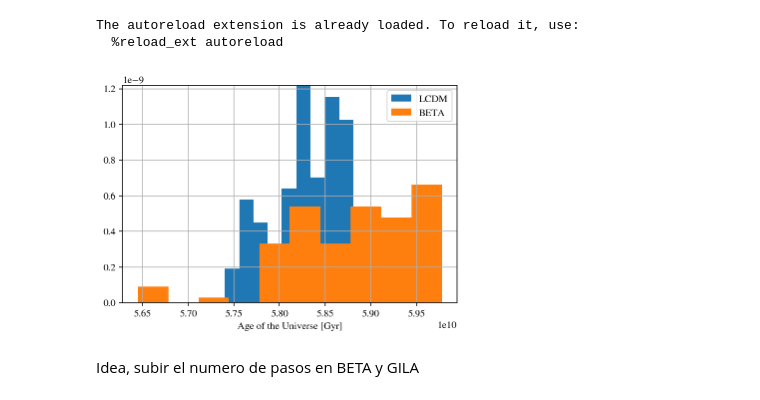
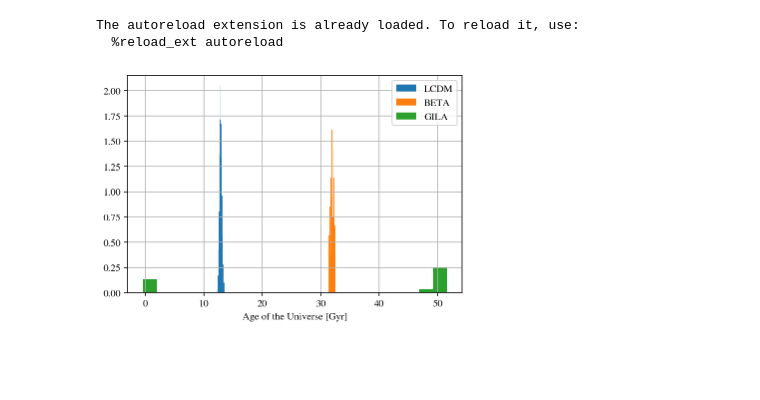
Before and after one commit to matiasleize/GC_MCMC, a Jupyter notebook: notebooks/plot_age_of_universe.ipynb, the cells around one changed output. Cells and saved outputs as stored; diff of their text form; code cells hidden in the pictures; blank space fills up the shorter version.

```diff
--- a/notebooks/plot_age_of_universe.ipynb
+++ b/notebooks/plot_age_of_universe.ipynb
@@ -239,8 +208,8 @@ aou_beta = np.zeros(100)
 
 for i in range(len(aou_beta)):
     physical_params =  [L_bar, beta[i], H0[i]]
-    zs_final, Hs_final = integrator_GILA(physical_params,model='BETA', num_z_points=int(10e3),
-                                        initial_z=0, final_z=int(10e13))
+    zs_final, Hs_final = integrator_GILA_log(physical_params,model='BETA', num_z_points=int(10e4),
+                                        initial_z=np.log10(0.01), final_z=13)
     aou_beta[i] = inv_Hub_to_Gyr * simps(((1+zs_final) * Hs_final)**(-1), zs_final)
 # %%
 #GILA MODEL
@@ -248,23 +217,22 @@ for i in range(len(aou_beta)):
 beta = flat_samples_gila[:,1]
 H0 = flat_samples_gila[:,2]
 #omega_m = flat_samples_gila[:,3]
-aou_gila = np.zeros(100)
+aou_gila = np.zeros(500)
 
 for i in range(len(aou_gila)):
     physical_params =  [L_bar, beta[i], H0[i]]
-    zs_final, Hs_final = integrator_GILA(physical_params,model='GILA', num_z_points=int(10e3),
-                                        initial_z=0, final_z=int(10e13))
+    zs_final, Hs_final = integrator_GILA_log(physical_params,model='GILA', num_z_points=int(10e4),
+                                        initial_z=np.log10(0.01), final_z=13)
     aou_gila[i] = inv_Hub_to_Gyr * simps(((1+zs_final) * Hs_final)**(-1), zs_final)
 # %%
 plt.figure()
 plt.grid()
-#plt.hist(aou_lcdm, bins=int(np.sqrt(len(aou_lcdm))), density=True, alpha=1)
+plt.hist(aou_lcdm, bins=int(np.sqrt(len(aou_lcdm))), density=True, alpha=1)
 plt.hist(aou_beta, bins=int(np.sqrt(len(aou_beta))), density=True, alpha=1)
 plt.hist(aou_gila, bins=int(np.sqrt(len(aou_gila))), density=True, alpha=1)
+#plt.hist(aou_gila[aou_gila>10], bins=int(np.sqrt(len(aou_gila))), density=True, alpha=1)
 plt.legend(['LCDM','BETA','GILA'])
 plt.xlabel('Age of the Universe [Gyr]')
 plt.savefig('Age_of_the_Universe.png')
 # %% [output]
-[figure, old version]
+[figure, new version]
-# %% [markdown]
-Idea, subir el numero de pasos en BETA  y GILA
```
Also changed, not shown: parts of 2 cells of this notebook.
